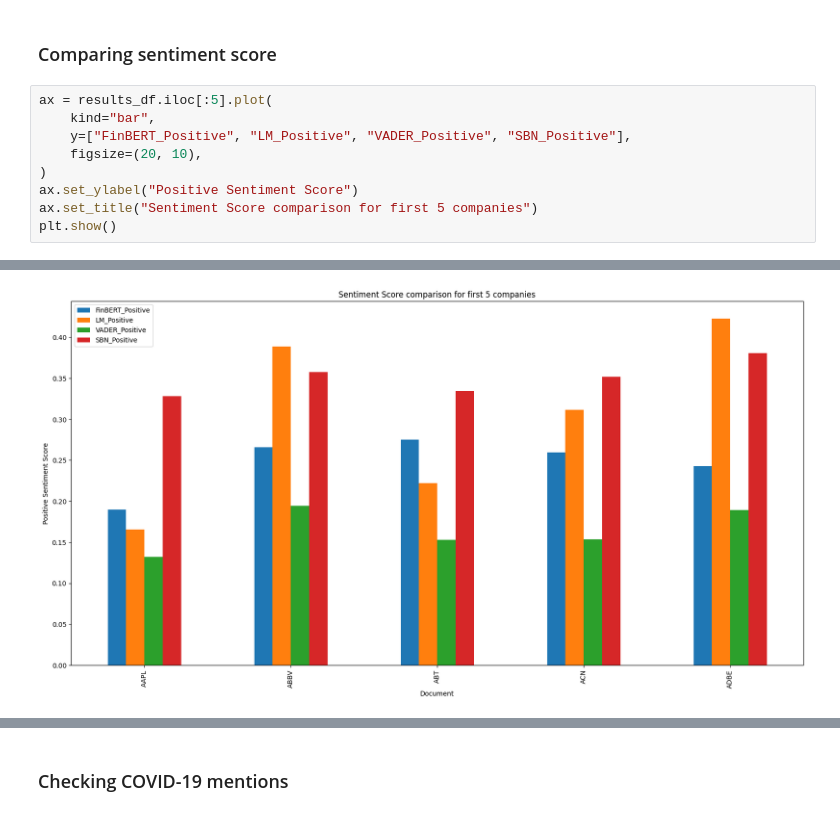
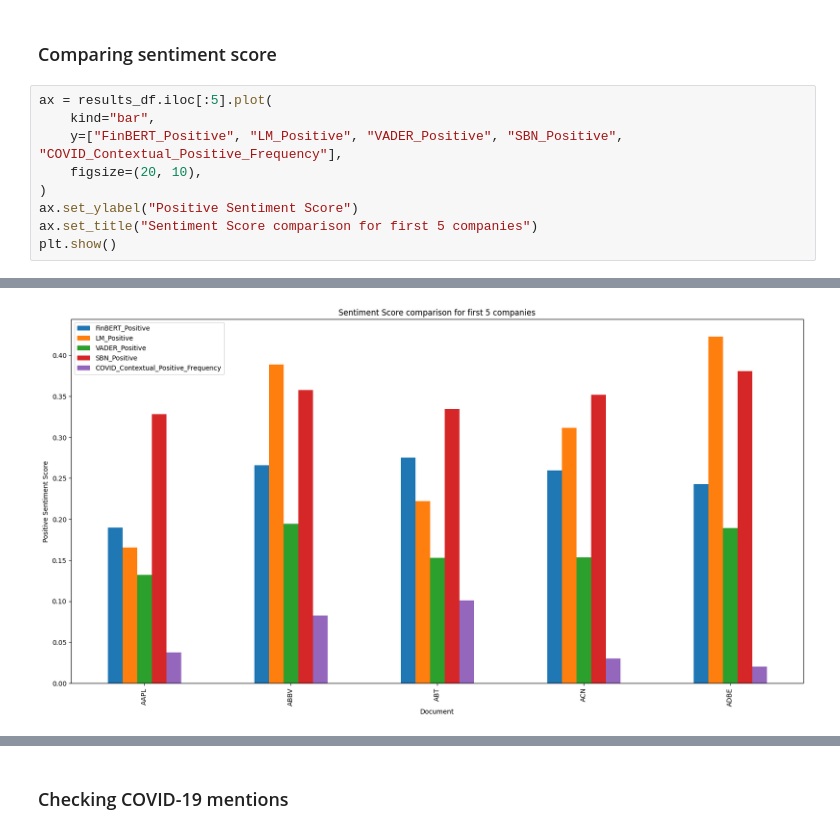
Before and after one commit to lakshyaag/INSY-669-Group-Project, a Jupyter notebook: sentiment_analysis.ipynb, the cells around one changed output, grey strips where cells are left out. Drawn from its saved outputs; the diff is of its cells as text.

```diff
--- a/sentiment_analysis.ipynb
+++ b/sentiment_analysis.ipynb
@@ -635,15 +635,15 @@ plt.show()
 # %%
 ax = results_df.iloc[:5].plot(
     kind="bar",
-    y=["FinBERT_Positive", "LM_Positive", "VADER_Positive", "SBN_Positive"],
+    y=["FinBERT_Positive", "LM_Positive", "VADER_Positive", "SBN_Positive", "COVID_Contextual_Positive_Frequency"],
     figsize=(20, 10),
 )
 ax.set_ylabel("Positive Sentiment Score")
 ax.set_title("Sentiment Score comparison for first 5 companies")
 plt.show()
 # %% [output]
 [interactive output not drawn]
-[figure, old version]
+[figure, new version]
 # %%
 ax = results_df.iloc[:5].plot(
     kind="bar",
```
Also changed, not shown: parts of 2 cells of this notebook.
